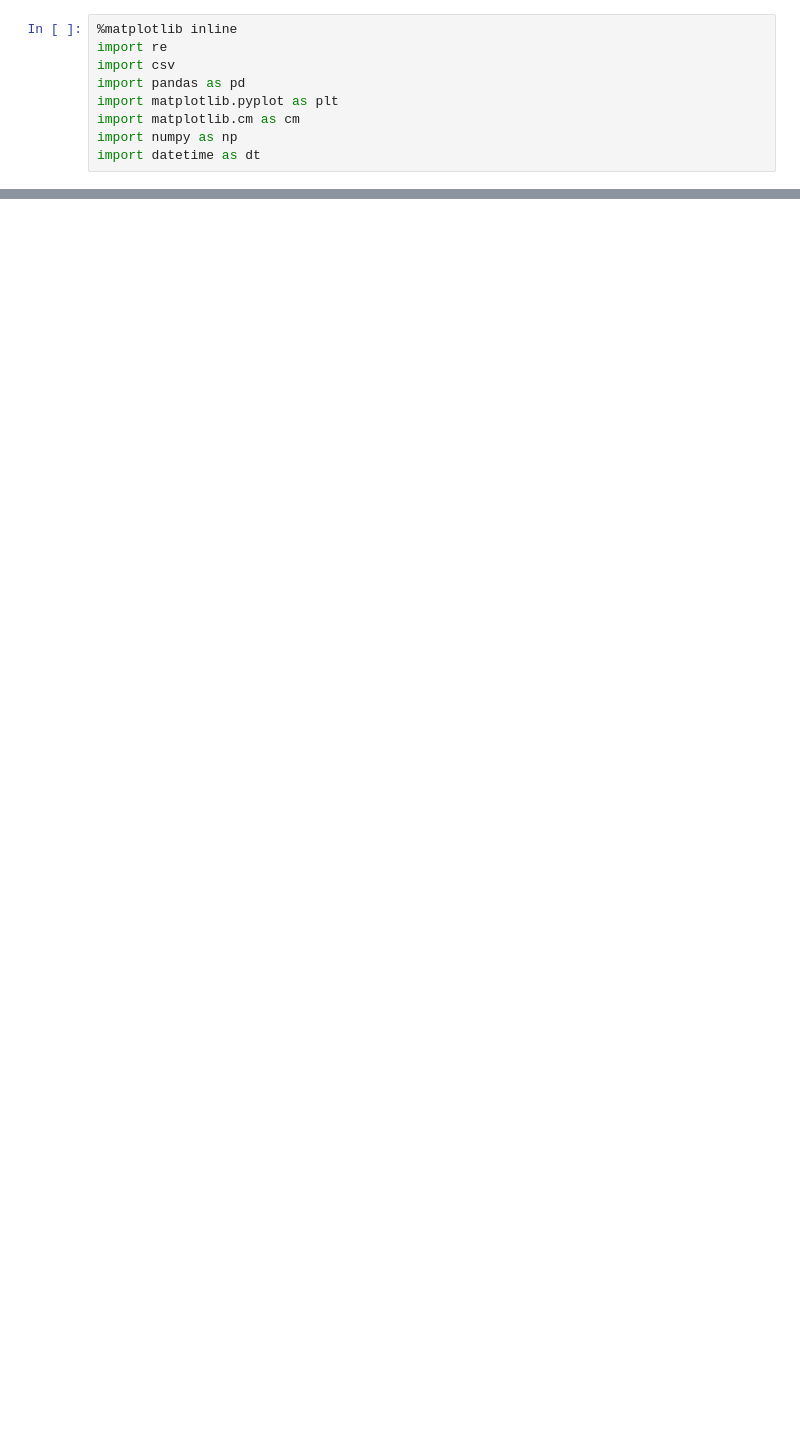
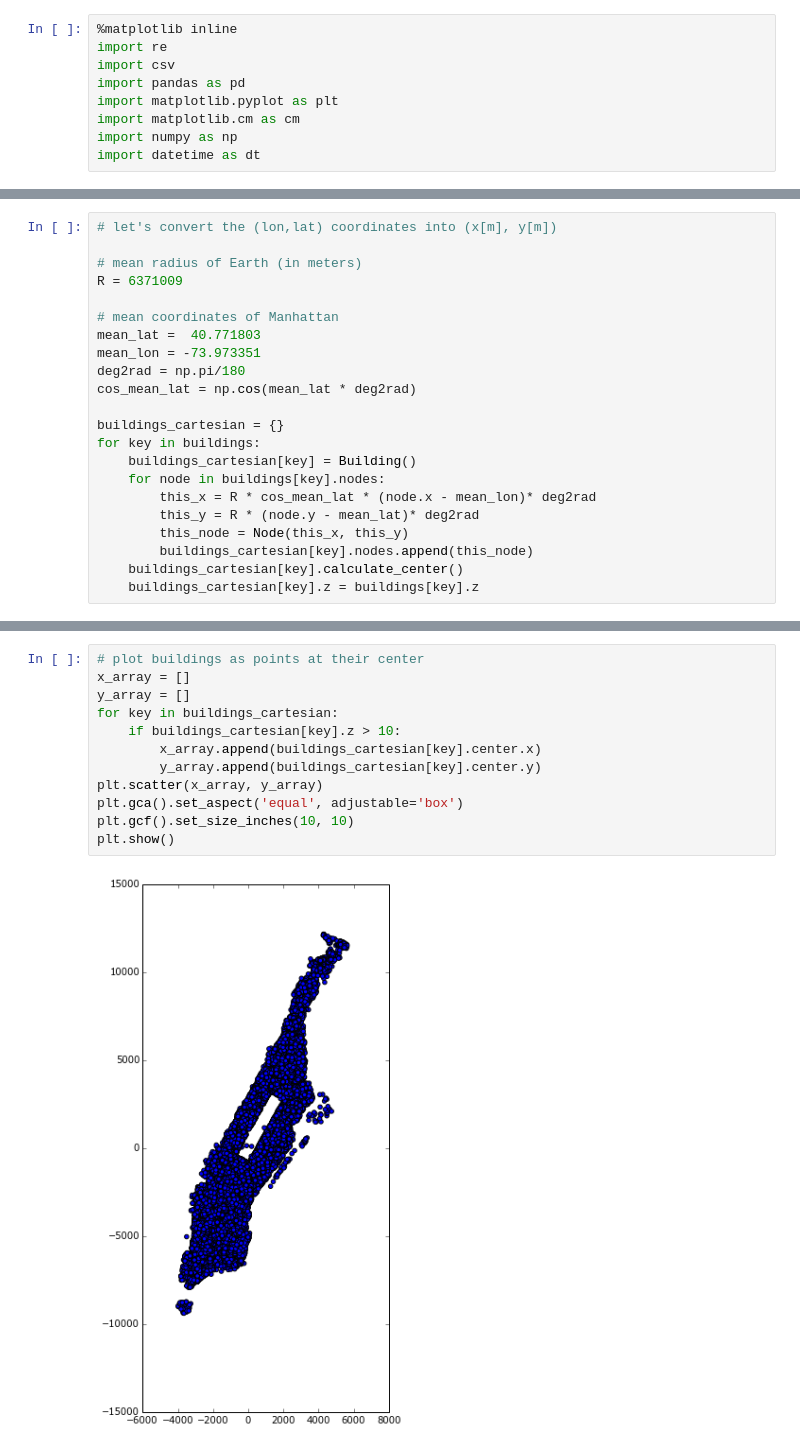
Before and after one commit to AkiraKane/InsightFellowship, a Jupyter notebook: Project/XMLParsingCode/XMLParsing_Large.ipynb, the cells around one changed output, grey strips where cells are left out. Drawn from its saved outputs; the diff is of its cells as text; blank space fills up the shorter version.

```diff
--- a/Project/XMLParsingCode/XMLParsing_Large.ipynb
+++ b/Project/XMLParsingCode/XMLParsing_Large.ipynb
@@ -147,0 +411,22 @@ ilding" v="yes"/>
+# %%
+# let's convert the (lon,lat) coordinates into (x[m], y[m])
+
+# mean radius of Earth (in meters)
+R = 6371009
+
+# mean coordinates of Manhattan
+mean_lat =  40.771803
+mean_lon = -73.973351
+deg2rad = np.pi/180
+cos_mean_lat = np.cos(mean_lat * deg2rad)
+
+buildings_cartesian = {}
+for key in buildings:
+    buildings_cartesian[key] = Building()
+    for node in buildings[key].nodes:
+        this_x = R * cos_mean_lat * (node.x - mean_lon)* deg2rad
+        this_y = R * (node.y - mean_lat)* deg2rad
+        this_node = Node(this_x, this_y)
+        buildings_cartesian[key].nodes.append(this_node)
+    buildings_cartesian[key].calculate_center()
+    buildings_cartesian[key].z = buildings[key].z
@@ -147,0 +453,14 @@ ilding" v="yes"/>
+# %%
+# plot buildings as points at their center
+x_array = []
+y_array = []
+for key in buildings_cartesian:
+    if buildings_cartesian[key].z > 10:
+        x_array.append(buildings_cartesian[key].center.x)
+        y_array.append(buildings_cartesian[key].center.y)
+plt.scatter(x_array, y_array)
+plt.gca().set_aspect('equal', adjustable='box')
+plt.gcf().set_size_inches(10, 10)
+plt.show()
+# %% [output]
+[figure, added]
```
Also changed, not shown: parts of 31 cells of this notebook, 1 other file.
